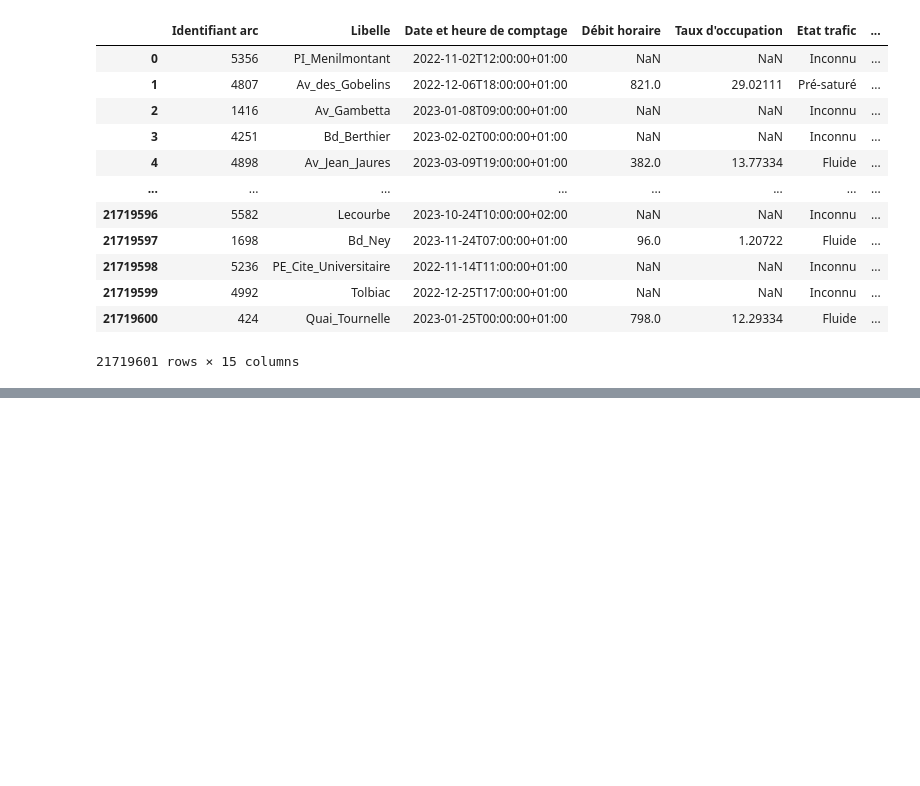
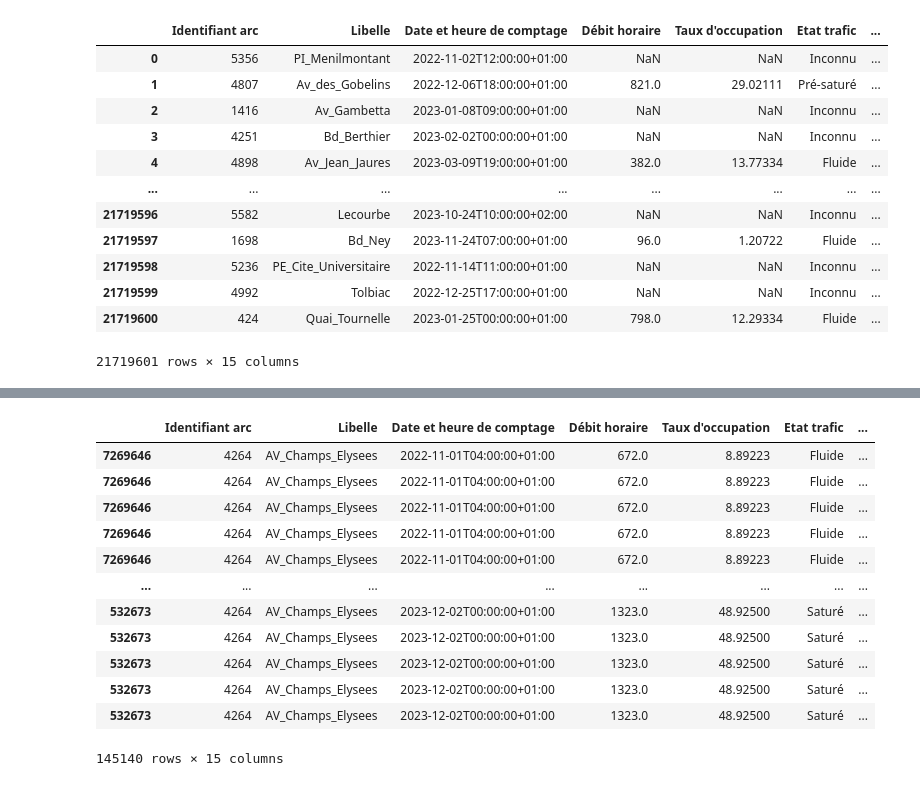
Before and after one commit to Behachee/Road-Traffic-Prediction-Paris, a Jupyter notebook: dashboard.ipynb, the cells around one changed output, grey strips where cells are left out. Cells and saved outputs as stored; diff of their text form; code cells hidden in the pictures; blank space fills up the shorter version.

```diff
--- a/dashboard.ipynb
+++ b/dashboard.ipynb
@@ -43,0 +43,44 @@ df.to_csv('donnée_dash.csv', index=False)
+# %%
+import pandas as pd
+
+
+# Coordinates for the 19 segments
+segments = [
+    (48.865556, 2.321111), (48.86598757894737, 2.319733894736842),
+    (48.86641915789473, 2.3183567894736843), (48.8668507368421, 2.3169796842105264),
+    (48.867282315789474, 2.3156025789473684), (48.86771389473684, 2.3142254736842105),
+    (48.86814547368421, 2.3128483684210526), (48.86857705263158, 2.3114712631578946),
+    (48.86900863157894, 2.3100941578947367), (48.869440210526314, 2.308717052631579),
+    (48.869871789473684, 2.3073399473684213), (48.870303368421055, 2.3059628421052634),
+    (48.87073494736842, 2.3045857368421054), (48.87116652631579, 2.3032086315789475),
+    (48.87159810526316, 2.3018315263157896), (48.872029684210524, 2.3004544210526316),
+    (48.872461263157895, 2.2990773157894737), (48.872892842105266, 2.297700210526316),
+    (48.87332442105263, 2.296323105263158), (48.873756, 2.294946)
+]
+
+# Create a list to hold the new rows
+new_rows = []
+
+for index, row in champs.iterrows():
+    for lat, lon in segments:
+        new_row = row.copy()
+        new_row['geo_point_2d'] = f"{lat}, {lon}"
+        new_rows.append(new_row)
+
+# Convert the list of new rows to a DataFrame
+expanded_data = pd.DataFrame(new_rows)
+expanded_data
+# %% [output]
+|  | Identifiant arc | Libelle | Date et heure de comptage | Débit horaire | Taux d'occupation | Etat trafic | ... |
+| 7269646 | 4264 | AV_Champs_Elysees | 2022-11-01T04:00:00+01:00 | 672.0 | 8.89223 | Fluide | ... |
+| 7269646 | 4264 | AV_Champs_Elysees | 2022-11-01T04:00:00+01:00 | 672.0 | 8.89223 | Fluide | ... |
+| 7269646 | 4264 | AV_Champs_Elysees | 2022-11-01T04:00:00+01:00 | 672.0 | 8.89223 | Fluide | ... |
+| 7269646 | 4264 | AV_Champs_Elysees | 2022-11-01T04:00:00+01:00 | 672.0 | 8.89223 | Fluide | ... |
+| 7269646 | 4264 | AV_Champs_Elysees | 2022-11-01T04:00:00+01:00 | 672.0 | 8.89223 | Fluide | ... |
+| ... | ... | ... | ... | ... | ... | ... | ... |
+| 532673 | 4264 | AV_Champs_Elysees | 2023-12-02T00:00:00+01:00 | 1323.0 | 48.92500 | Saturé | ... |
+| 532673 | 4264 | AV_Champs_Elysees | 2023-12-02T00:00:00+01:00 | 1323.0 | 48.92500 | Saturé | ... |
+| 532673 | 4264 | AV_Champs_Elysees | 2023-12-02T00:00:00+01:00 | 1323.0 | 48.92500 | Saturé | ... |
+| 532673 | 4264 | AV_Champs_Elysees | 2023-12-02T00:00:00+01:00 | 1323.0 | 48.92500 | Saturé | ... |
+| 532673 | 4264 | AV_Champs_Elysees | 2023-12-02T00:00:00+01:00 | 1323.0 | 48.92500 | Saturé | ... |
+145140 rows × 15 columns
```
Also changed, not shown: parts of 3 cells of this notebook, 2 other files.
